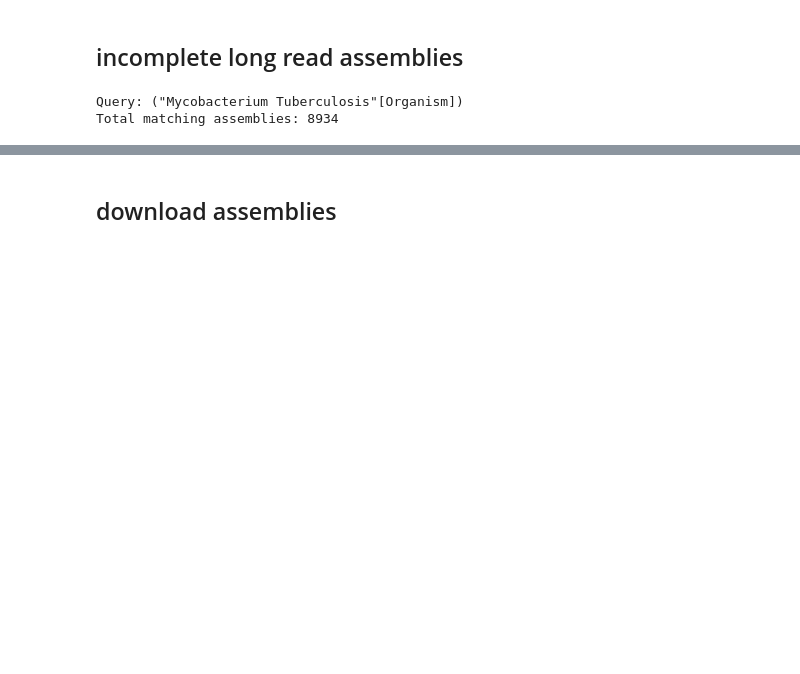
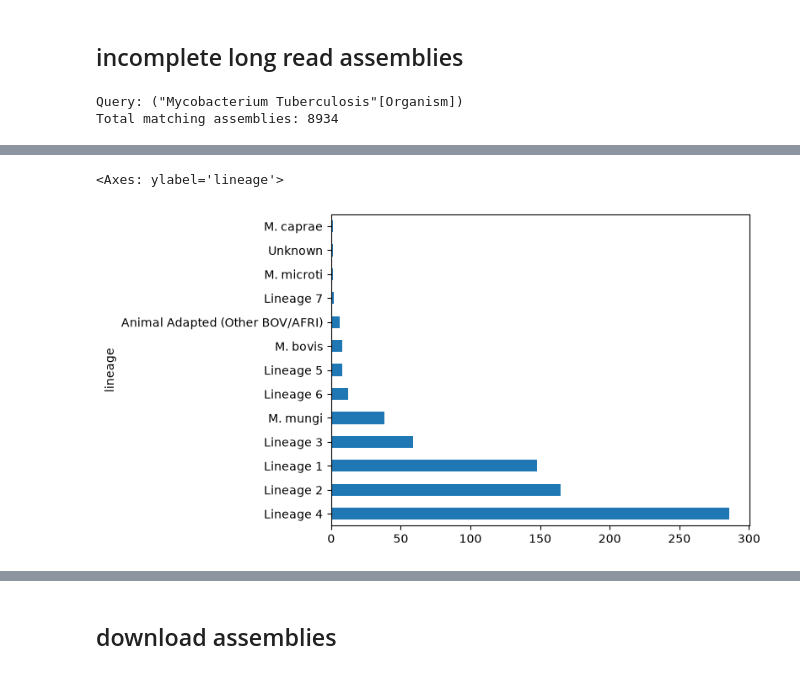
Before and after one commit to dmnfarrell/mtbc_analyses, a Jupyter notebook: rd900/analysis_new.ipynb, the cells around one changed output, grey strips where cells are left out. Saved outputs shown, nothing was run; the diff lists cells and outputs as text; code cells hidden in the pictures; blank space fills up the shorter version.

```diff
--- a/rd900/analysis_new.ipynb
+++ b/rd900/analysis_new.ipynb
@@ -419 +509,6 @@ Name: count, dtype: int64
+# %%
+final.lineage.value_counts().plot(kind='barh')
+# %% [output]
+<Axes: ylabel='lineage'>
+[figure, added]
 # %%
```
Also changed, not shown: parts of 44 cells of this notebook, 3 other files.
